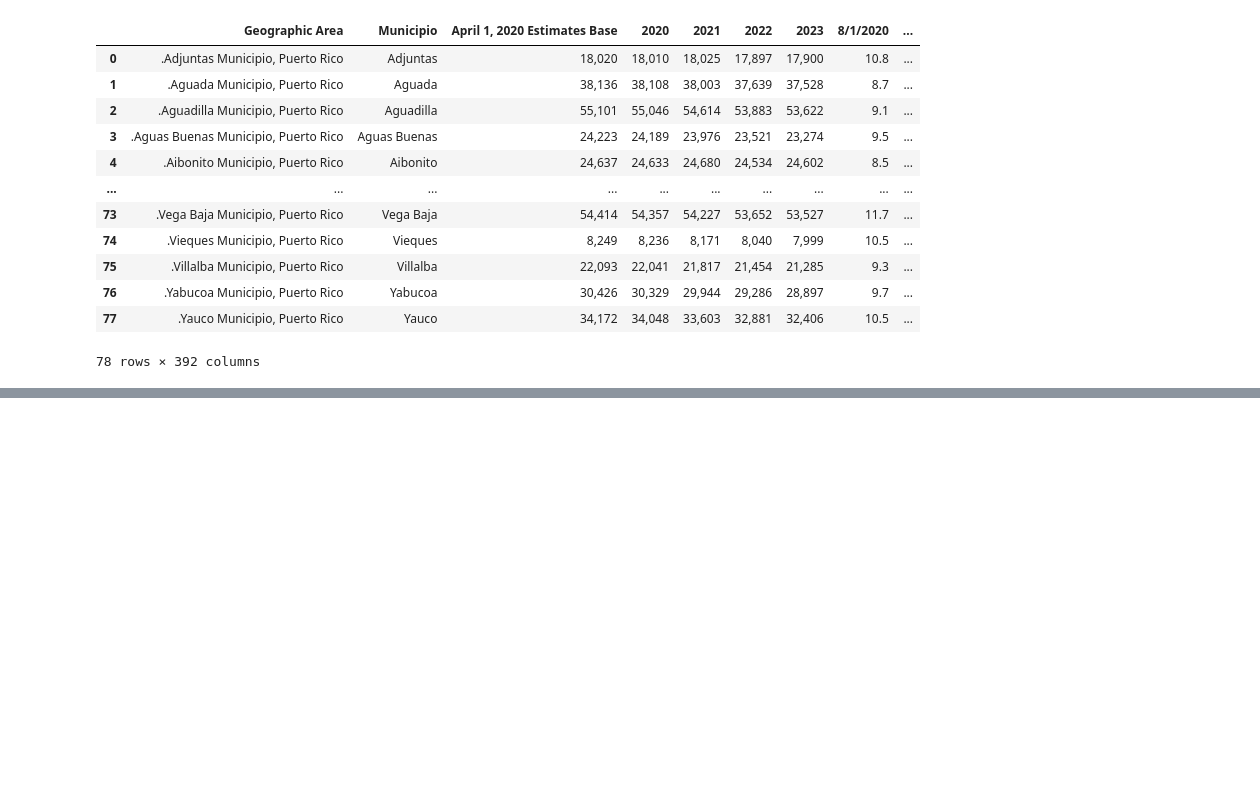
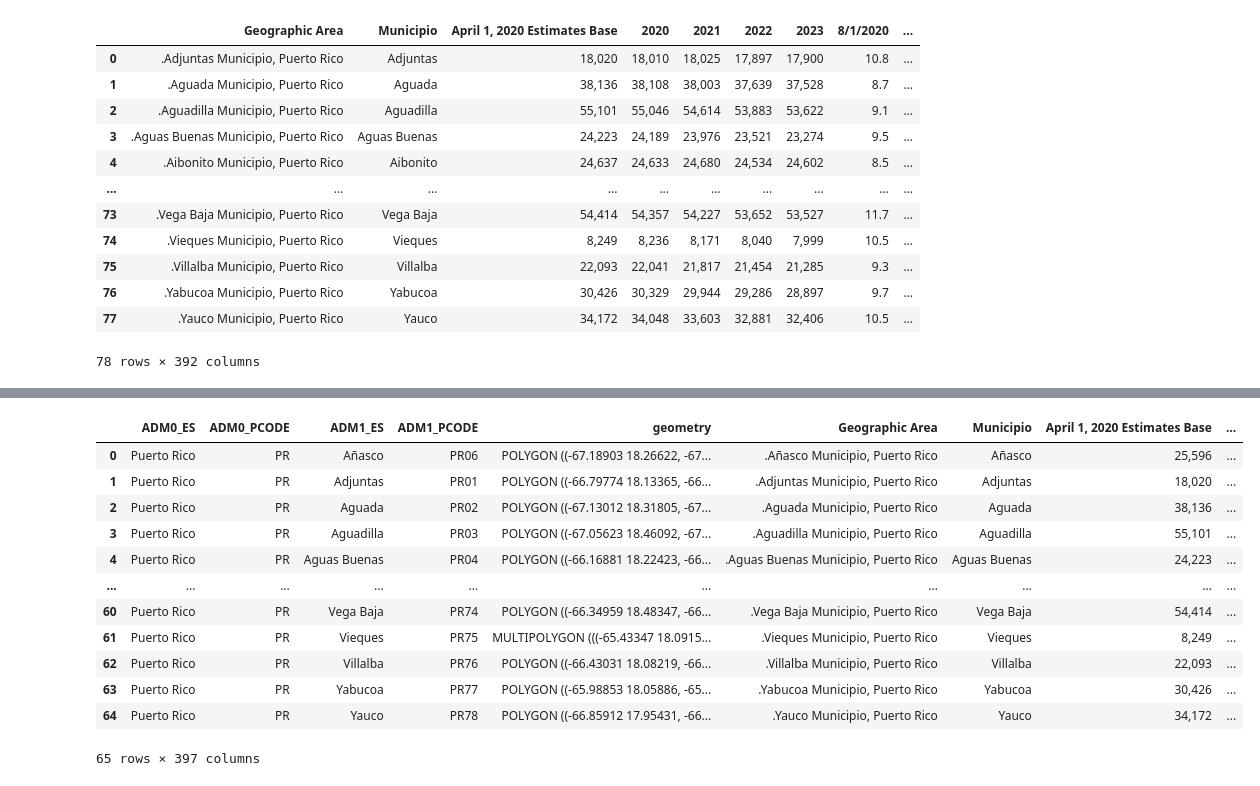
Before and after one commit to Venettov/Riveraruiz_GIS, a Jupyter notebook: PS1_Copy.ipynb, the cells around one changed output, grey strips where cells are left out. Drawn from its saved outputs; the diff is of its cells as text; code cells hidden in the pictures; blank space fills up the shorter version.

```diff
--- a/PS1_Copy.ipynb
+++ b/PS1_Copy.ipynb
@@ -221,3 +221,14 @@ Warning: Total number of columns (392) exceeds max_columns (20). Falling back to
 | 76 | .Yabucoa Municipio, Puerto Rico | Yabucoa | 30,426 | 30,329 | 29,944 | 29,286 | 28,897 | 9.7 | ... |
 | 77 | .Yauco Municipio, Puerto Rico | Yauco | 34,172 | 34,048 | 33,603 | 32,881 | 32,406 | 10.5 | ... |
 78 rows × 392 columns
+# %%
+
+
+# Merge the data on different column names
+merged_data = prC0.merge(df_pop_unem_gen, left_on='ADM1_ES', right_on='Municipio')
+# %%
+
+
+# Printing the merged data to verify evrything is there!
+merged_data
+# %% [output]
@@ -223,0 +236,13 @@ Warning: Total number of columns (392) exceeds max_columns (20). Falling back to
+|  | ADM0_ES | ADM0_PCODE | ADM1_ES | ADM1_PCODE | geometry | Geographic Area | Municipio | April 1, 2020 Estimates Base | ... |
+| 0 | Puerto Rico | PR | Añasco | PR06 | POLYGON ((-67.18903 18.26622, -67... | .Añasco Municipio, Puerto Rico | Añasco | 25,596 | ... |
+| 1 | Puerto Rico | PR | Adjuntas | PR01 | POLYGON ((-66.79774 18.13365, -66... | .Adjuntas Municipio, Puerto Rico | Adjuntas | 18,020 | ... |
+| 2 | Puerto Rico | PR | Aguada | PR02 | POLYGON ((-67.13012 18.31805, -67... | .Aguada Municipio, Puerto Rico | Aguada | 38,136 | ... |
+| 3 | Puerto Rico | PR | Aguadilla | PR03 | POLYGON ((-67.05623 18.46092, -67... | .Aguadilla Municipio, Puerto Rico | Aguadilla | 55,101 | ... |
+| 4 | Puerto Rico | PR | Aguas Buenas | PR04 | POLYGON ((-66.16881 18.22423, -66... | .Aguas Buenas Municipio, Puerto Rico | Aguas Buenas | 24,223 | ... |
+| ... | ... | ... | ... | ... | ... | ... | ... | ... | ... |
+| 60 | Puerto Rico | PR | Vega Baja | PR74 | POLYGON ((-66.34959 18.48347, -66... | .Vega Baja Municipio, Puerto Rico | Vega Baja | 54,414 | ... |
+| 61 | Puerto Rico | PR | Vieques | PR75 | MULTIPOLYGON (((-65.43347 18.0915... | .Vieques Municipio, Puerto Rico | Vieques | 8,249 | ... |
+| 62 | Puerto Rico | PR | Villalba | PR76 | POLYGON ((-66.43031 18.08219, -66... | .Villalba Municipio, Puerto Rico | Villalba | 22,093 | ... |
+| 63 | Puerto Rico | PR | Yabucoa | PR77 | POLYGON ((-65.98853 18.05886, -65... | .Yabucoa Municipio, Puerto Rico | Yabucoa | 30,426 | ... |
+| 64 | Puerto Rico | PR | Yauco | PR78 | POLYGON ((-66.85912 17.95431, -66... | .Yauco Municipio, Puerto Rico | Yauco | 34,172 | ... |
+65 rows × 397 columns
```
Also changed, not shown: parts of 1 cell of this notebook.
